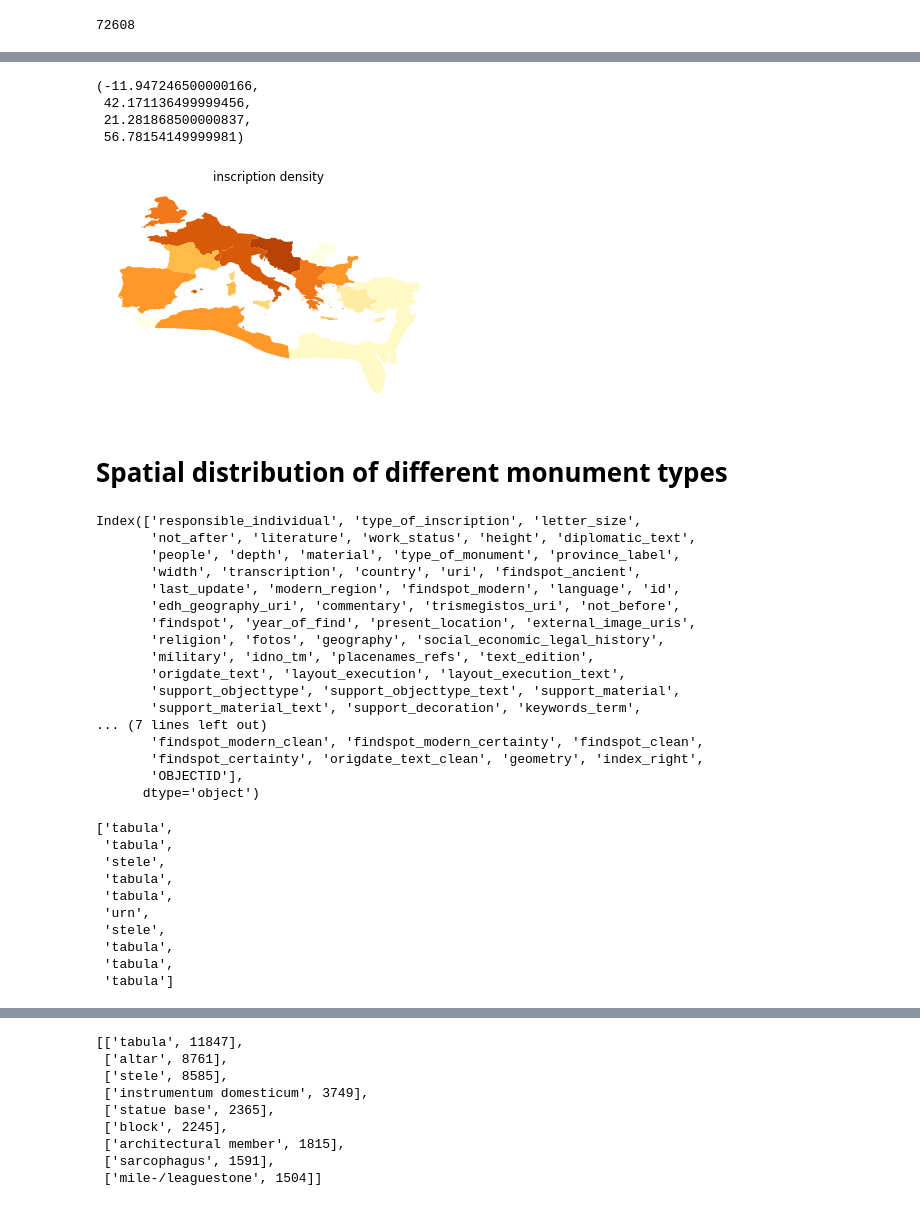
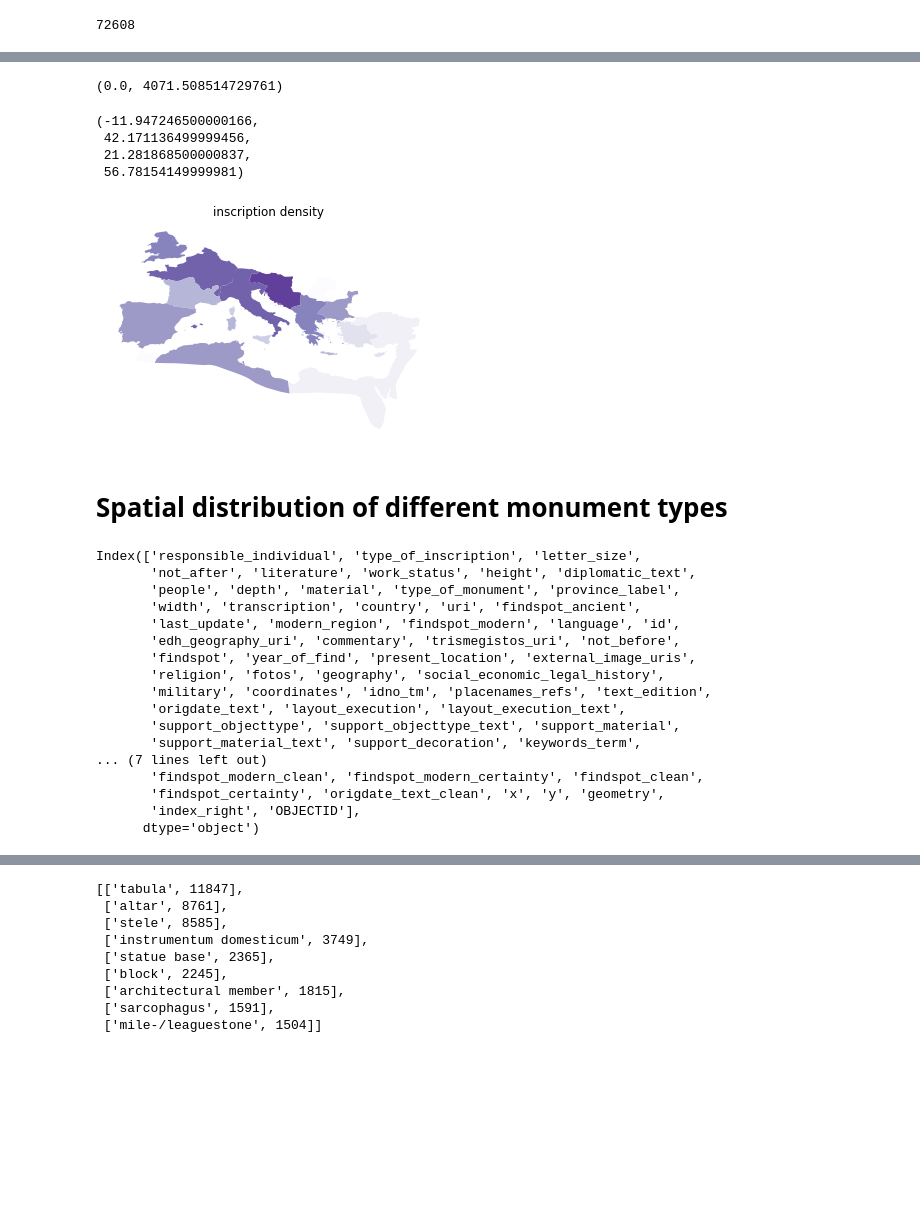
Before and after one commit to sdam-au/EDH_exploration, a Jupyter notebook: scripts/py_SPATIAL_ANALYSIS.ipynb, the cells around one changed output, grey strips where cells are left out. Drawn from its saved outputs; the diff is of its cells as text; code cells hidden in the pictures; blank space fills up the shorter version.

```diff
--- a/scripts/py_SPATIAL_ANALYSIS.ipynb
+++ b/scripts/py_SPATIAL_ANALYSIS.ipynb
@@ -176,7 +179,6 @@ def set_coordinate(row, i):
 EDH_df["x"] = EDH_df.apply(lambda row: set_coordinate(row, 0), axis=1)
 EDH_df["y"] = EDH_df.apply(lambda row: set_coordinate(row, 1), axis=1)
 EDH_gdf = geopandas.GeoDataFrame(EDH_df, geometry = geopandas.points_from_xy(x=EDH_df["x"], y=EDH_df["y"]))
-EDH_gdf.drop(columns=["coordinates", "x", "y"], inplace=True)
 EDH_gdf.head(5)
 # %% [output]
 |  | responsible_individual | type_of_inscription | letter_size | not_after | literature | work_status | height | ... |
@@ -270,23 +277,27 @@ def calculate_ins_density(row_objectid, filter_col=None, filter_value=None):
   return ins_dens
 # %%
 provinces["ins_dens"] = provinces.apply(lambda row: calculate_ins_density(row["OBJECTID"]), axis=1)
+# %%
+provinces["ins_dens"].min(), provinces["ins_dens"].max()
+# %% [output]
+(0.0, 4071.508514729761)
 # %%
 fig, ax = plt.subplots(1, 1, figsize=(6, 4))
 
 #vmax=provinces[provinces["ins_dens"] < provinces["ins_dens"].quantile(.98)]["ins_dens"].max() # max value without outliers
 #vcenter=vmax/2
 #divnorm = colors.DivergingNorm(vmin=0, vcenter=vcenter, vmax=vmax)
 #cbar = plt.cm.ScalarMappable(norm=divnorm, cmap='RdBu')
 
-provinces.plot(column="ins_dens", cmap='YlOrBr', scheme="quantiles", k=20, ax=ax) # add "norm=divnorm"
+provinces.plot(column="ins_dens", cmap='Purples', scheme="quantiles", k=20, ax=ax) # add "norm=divnorm"
 ax.set_title("inscription density")
 ax.axis("off")
 # %% [output]
 (-11.947246500000166,
  42.171136499999456,
  21.281868500000837,
  56.78154149999981)
-[figure, old version]
+[figure, new version]
 # %% [markdown]
 # Spatial distribution of different monument types
 # %%
@@ -300,28 +311,15 @@ Index(['responsible_individual', 'type_of_inscription', 'letter_size',
        'edh_geography_uri', 'commentary', 'trismegistos_uri', 'not_before',
        'findspot', 'year_of_find', 'present_location', 'external_image_uris',
        'religion', 'fotos', 'geography', 'social_economic_legal_history',
-       'military', 'idno_tm', 'placenames_refs', 'text_edition',
+       'military', 'coordinates', 'idno_tm', 'placenames_refs', 'text_edition',
        'origdate_text', 'layout_execution', 'layout_execution_text',
        'support_objecttype', 'support_objecttype_text', 'support_material',
        'support_material_text', 'support_decoration', 'keywords_term',
 ... (7 lines left out)
        'findspot_modern_clean', 'findspot_modern_certainty', 'findspot_clean',
-       'findspot_certainty', 'origdate_text_clean', 'geometry', 'index_right',
-       'OBJECTID'],
+       'findspot_certainty', 'origdate_text_clean', 'x', 'y', 'geometry',
+       'index_right', 'OBJECTID'],
       dtype='object')
-# %%
-EDH_gdf["type_of_monument_clean"].tolist()[:10]
-# %% [output]
-['tabula',
- 'tabula',
- 'stele',
- 'tabula',
- 'tabula',
- 'urn',
- 'stele',
- 'tabula',
- 'tabula',
- 'tabula']
 # %%
 ### what types of monument we have and how many
 mon_types_counts = []
```
Also changed, not shown: parts of 16 cells of this notebook, 2 other files.
